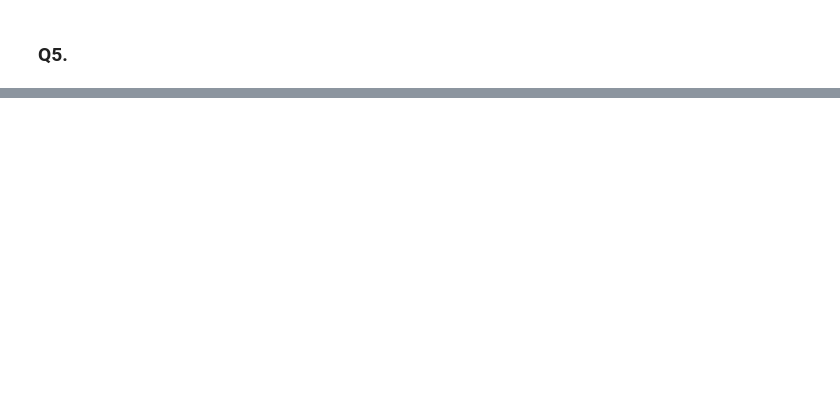
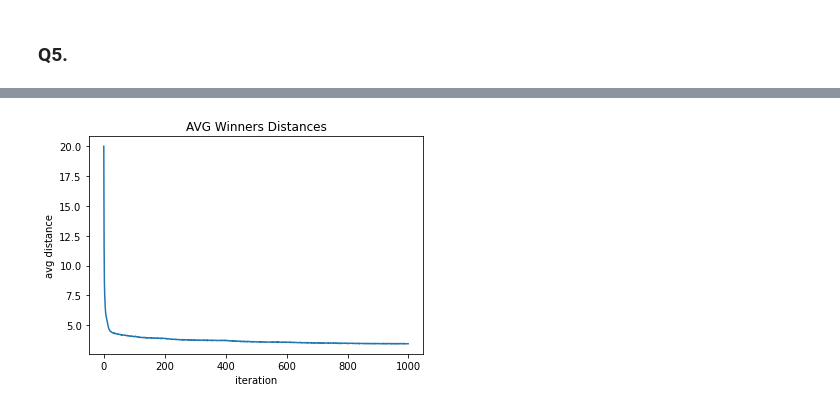
Before and after one commit to nahbos/AUT-Neural-Networks, a Jupyter notebook: HW03/HW03.ipynb, the cells around one changed output, grey strips where cells are left out. Saved outputs shown, nothing was run; the diff lists cells and outputs as text; code cells hidden in the pictures; blank space fills up the shorter version.

```diff
--- a/HW03/HW03.ipynb
+++ b/HW03/HW03.ipynb
@@ -559,0 +600,8 @@ Name: 7000, Length: 561, dtype: float64
+# %%
+plt.plot(avg_win_dists)
+plt.title("AVG Winners Distances")
+plt.xlabel("iteration")
+plt.ylabel("avg distance")
+plt.show()
+# %% [output]
+[figure, added]
```
Also changed, not shown: parts of 21 cells of this notebook.
